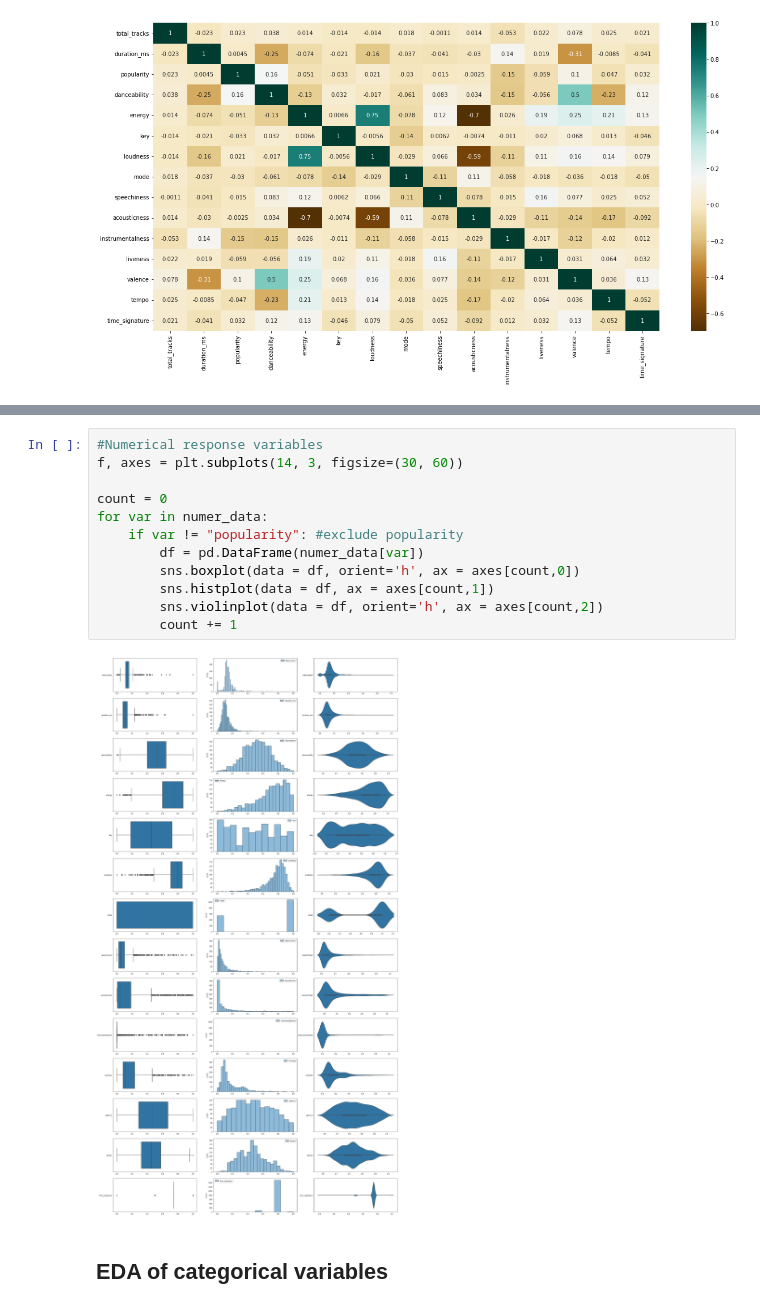
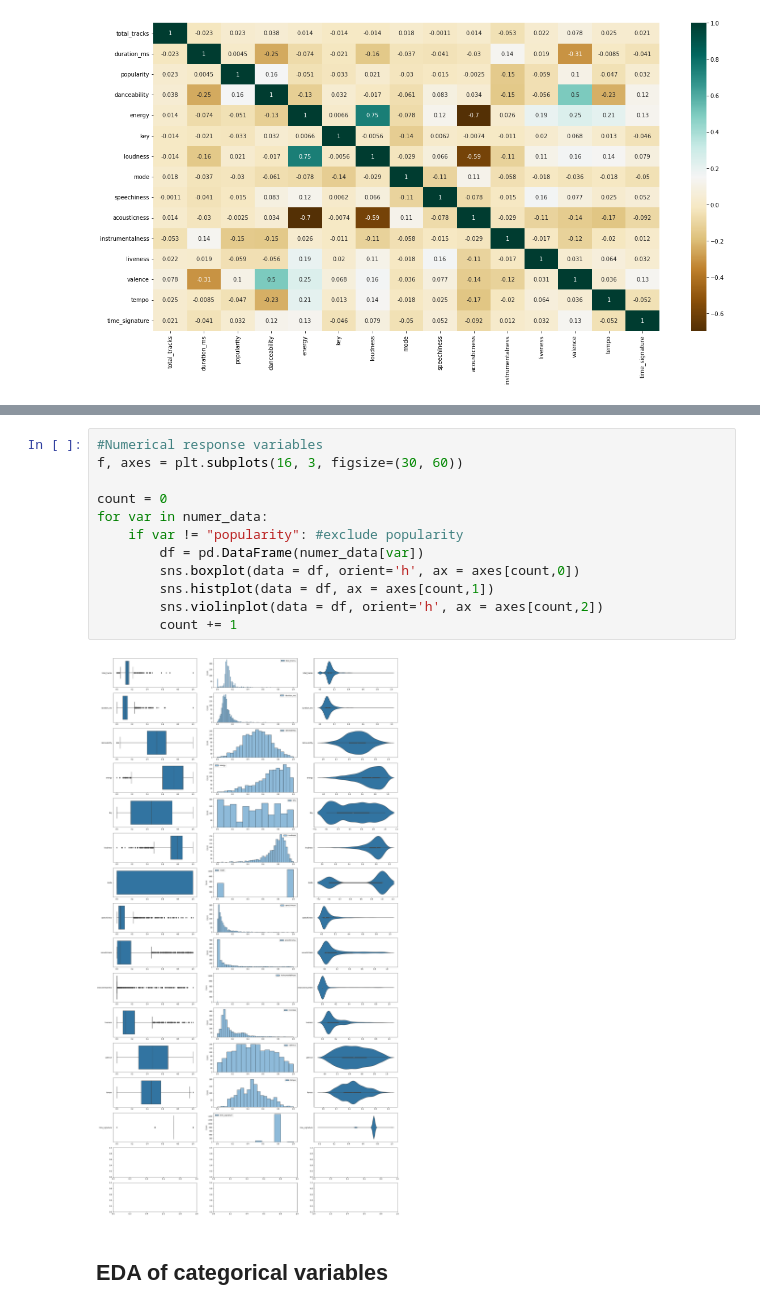
Before and after one commit to pradyumn5000/DSAI_Project, a Jupyter notebook: EDA.ipynb, the cells around one changed output, grey strips where cells are left out. Drawn from its saved outputs; the diff is of its cells as text.

```diff
--- a/EDA.ipynb
+++ b/EDA.ipynb
@@ -88,17 +120,17 @@ sns.violinplot(data = popularity, orient='h', ax = axes[2])
 # %%
 #Numerical response variables
-f, axes = plt.subplots(14, 3, figsize=(30, 60))
+f, axes = plt.subplots(16, 3, figsize=(30, 60))
 
 count = 0
 for var in numer_data:
     if var != "popularity": #exclude popularity
         df = pd.DataFrame(numer_data[var])
         sns.boxplot(data = df, orient='h', ax = axes[count,0])
         sns.histplot(data = df, ax = axes[count,1])
         sns.violinplot(data = df, orient='h', ax = axes[count,2])
         count += 1
 # %% [output]
-[figure, old version]
+[figure, new version]
 # %% [markdown]
 ## EDA of categorical variables
 # %%
```
Also changed, not shown: parts of 11 cells of this notebook, 3 other files.
